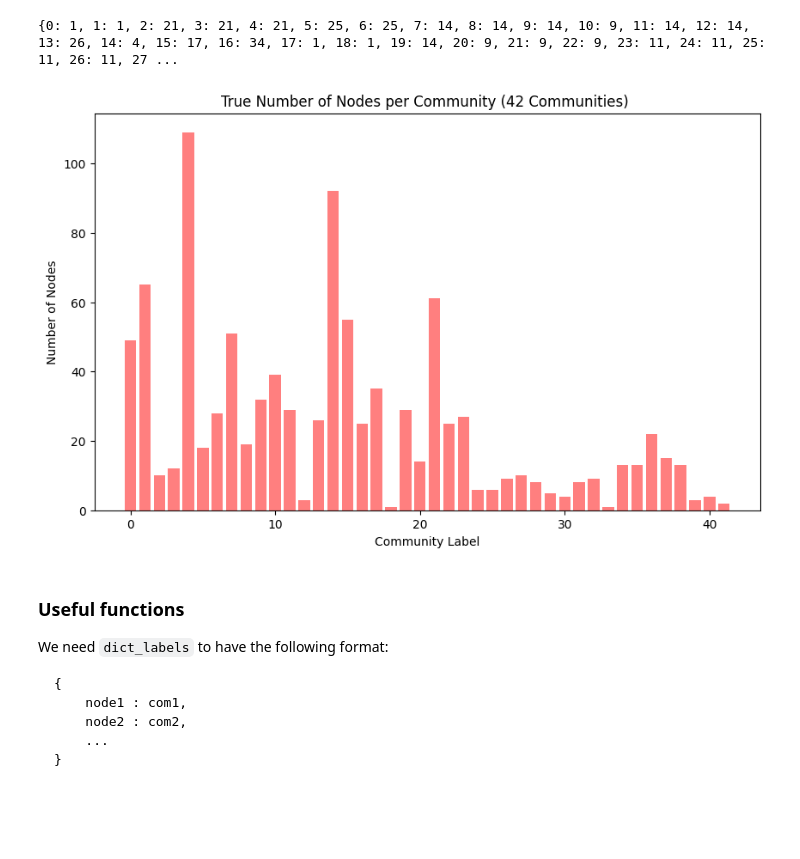
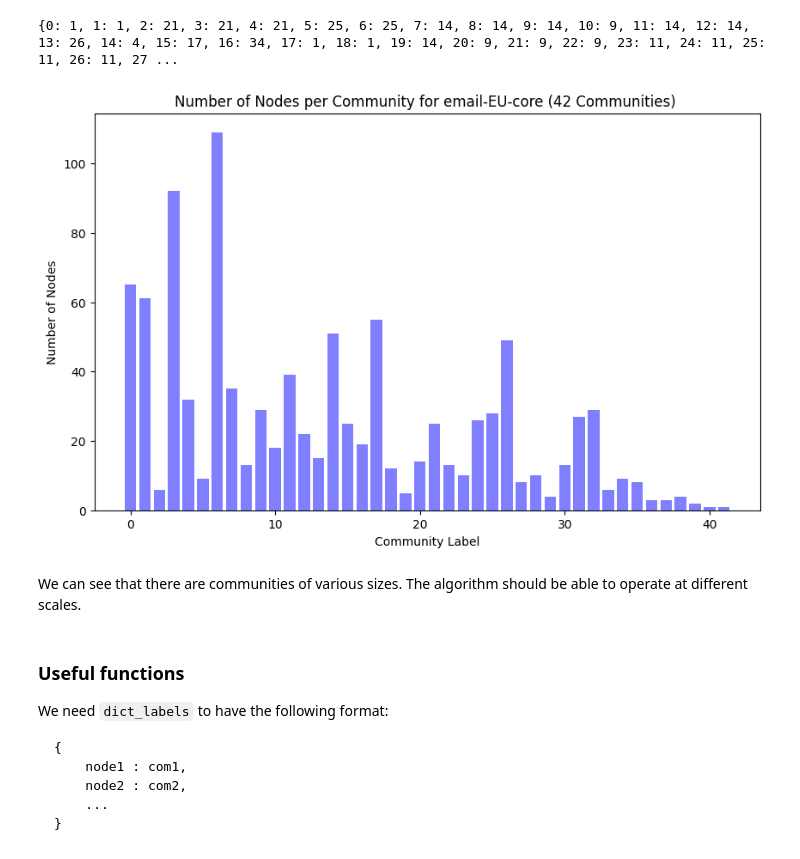
Before and after one commit to Adri4000/MLNS_project, a Jupyter notebook: email_notebook.ipynb, the cells around one changed output. Cells and saved outputs as stored; diff of their text form; code cells hidden in the pictures; blank space fills up the shorter version.

```diff
--- a/email_notebook.ipynb
+++ b/email_notebook.ipynb
@@ -74,25 +76,26 @@ assert len(true_labels.keys()) == G.number_of_nodes()
 # %%
 # Extract community labels and the corresponding number of nodes
 true_com = defaultdict(int)
 for node, com in true_labels.items():
         true_com[com] += 1
 
 true_communities = list(true_com.keys())  # Community labels
 true_sizes = list(true_com.values())  # Number of nodes in each community
-
 # Plot the data
 plt.figure(figsize=(10, 6))
-plt.bar(true_communities, true_sizes, color='red', alpha=0.5)
+plt.bar(range(42), true_sizes, color='blue', alpha=0.5)
 
 # Add labels and title
 plt.xlabel('Community Label')
 plt.ylabel('Number of Nodes')
-plt.title(f'True Number of Nodes per Community ({len(true_com)} Communities) ')
+plt.title(f'Number of Nodes per Community for email-EU-core ({len(true_com)} Communities) ')
 
 # Display the plot
 plt.show()
 # %% [output]
-[figure, old version]
+[figure, new version]
+# %% [markdown]
+We can see that there are communities of various sizes. The algorithm should be able to operate at different scales.
 # %% [markdown]
 ### Useful functions
 
```
Also changed, not shown: parts of 11 cells of this notebook, 1 other file.
